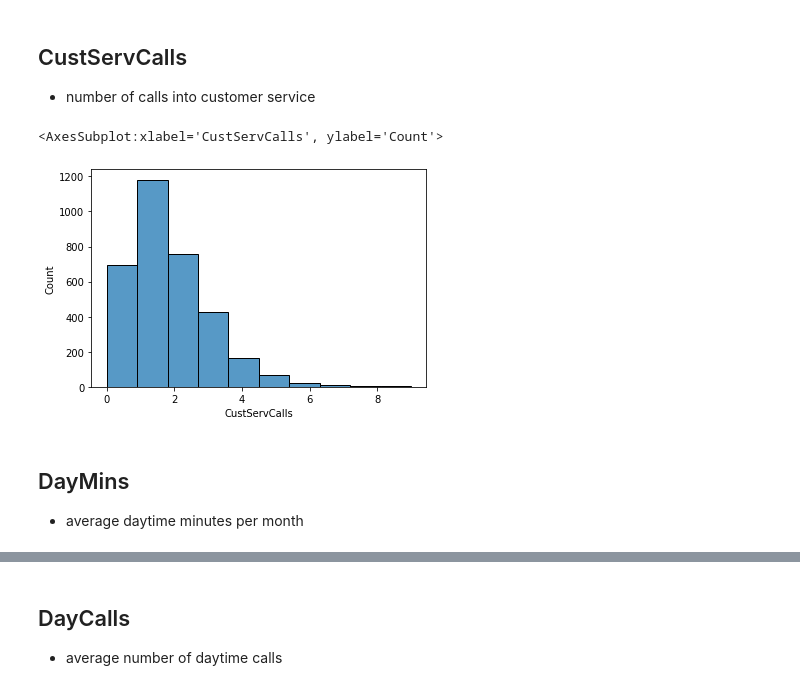
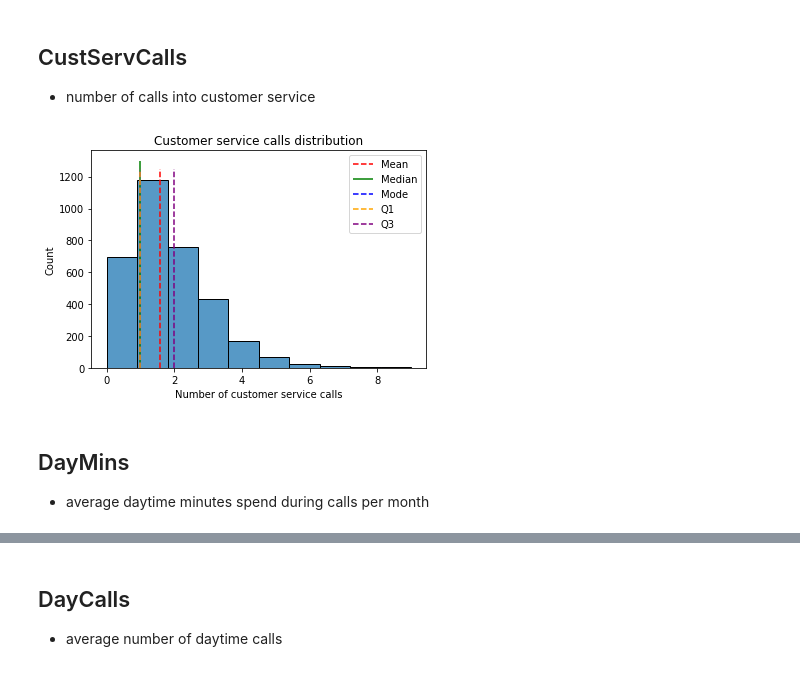
Before and after one commit to CarJung/Churn_exploration, a Jupyter notebook: EDA.ipynb, the cells around one changed output, grey strips where cells are left out. Drawn from its saved outputs; the diff is of its cells as text; code cells hidden in the pictures.

```diff
--- a/EDA.ipynb
+++ b/EDA.ipynb
@@ -85,11 +103,18 @@ sns.histplot(data['DataUsage'],bins=9)
 # %% [markdown]
 ## CustServCalls
 - number of calls into customer service
-# %%
-sns.histplot(data['CustServCalls'],bins=10)
-# %% [output]
-<AxesSubplot:xlabel='CustServCalls', ylabel='Count'>
-[figure, removed]
+# %%
+sns.histplot(data['CustServCalls'],bins=10)
+plt.title('Customer service calls distribution')
+plt.vlines(data['CustServCalls'].mean(),0,1250,color='red',label='Mean' , linestyles='dashed')
+plt.vlines(data['CustServCalls'].median(),0,1300,color='green',label='Median', linestyles='solid')
+plt.vlines(data['CustServCalls'].mode()[0],0,1250,color='blue',label='Mode', linestyles='dashed')
+plt.vlines(data['CustServCalls'].quantile(0.25),0,1250,color='orange',label='Q1', linestyles='dashed')
+plt.vlines(data['CustServCalls'].quantile(0.75),0,1250,color='purple',label='Q3', linestyles='dashed')
+plt.xlabel('Number of customer service calls')
+plt.legend();
+# %% [output]
+[figure, added]
 # %% [markdown]
 ## DayMins
-- average daytime minutes per month
+- average daytime minutes spend during calls per month
```
Also changed, not shown: parts of 20 cells of this notebook, 1 other file.
